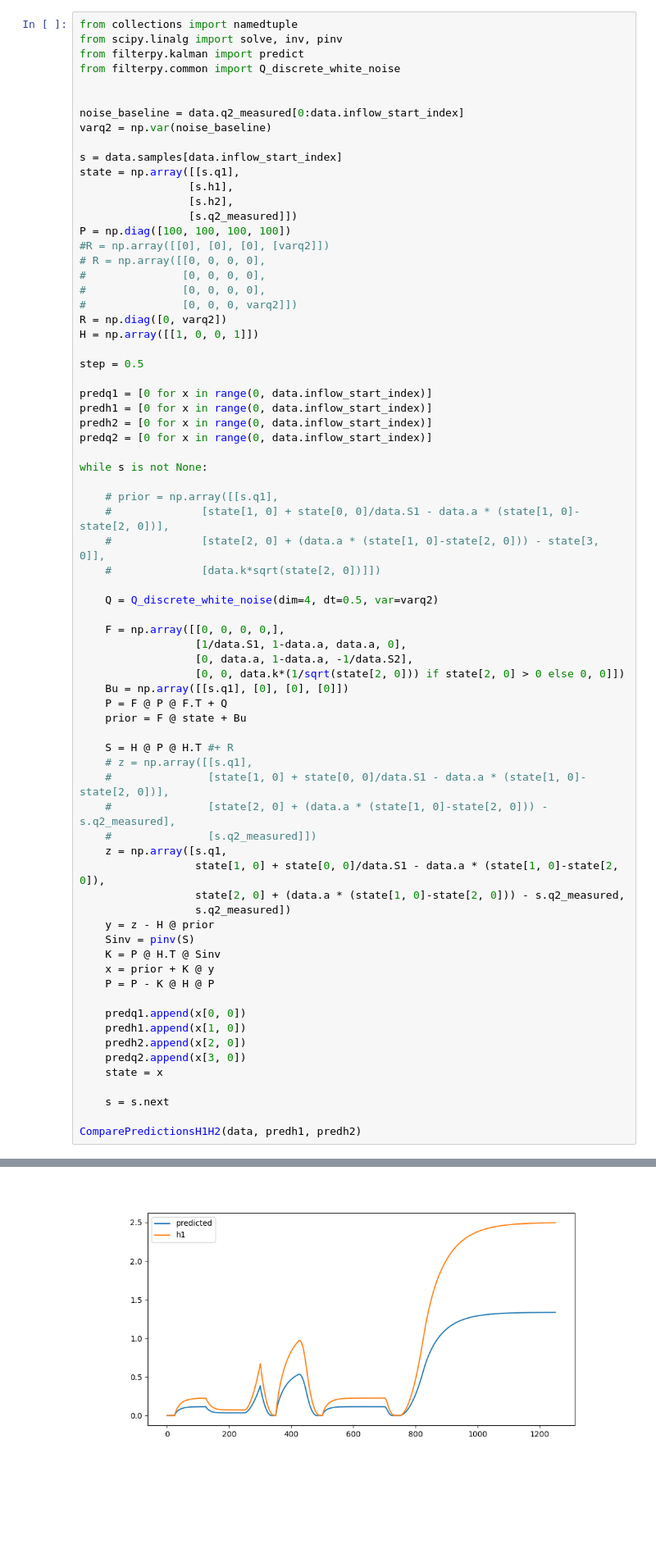
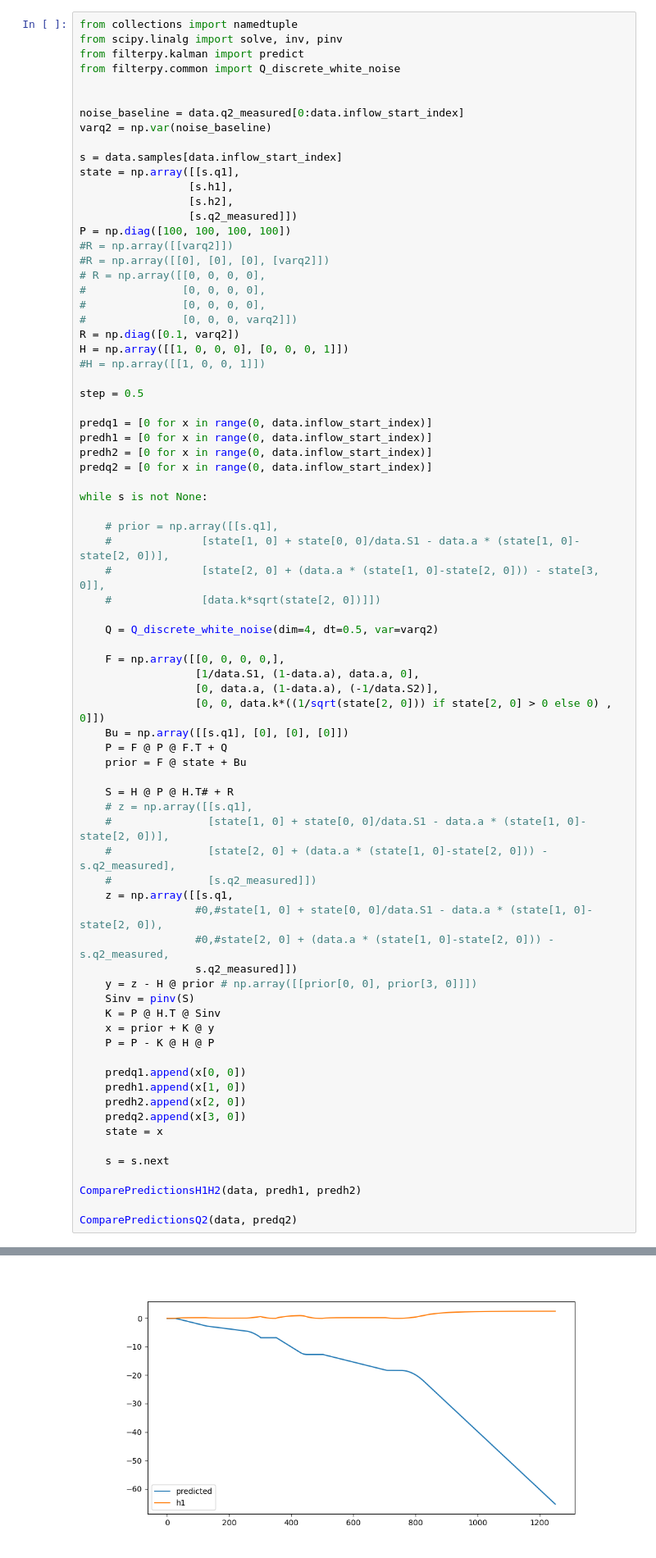
Before and after one commit to RedOrbweaver/Kalex, a Jupyter notebook: k0.ipynb, the cells around one changed output, grey strips where cells are left out. Shown at 82% size. Saved outputs shown, nothing was run; the diff lists cells and outputs as text; blank space fills up the shorter version.

```diff
--- a/k0.ipynb
+++ b/k0.ipynb
@@ -241,13 +241,15 @@ state = np.array([[s.q1],
                  [s.h2],
                  [s.q2_measured]])
 P = np.diag([100, 100, 100, 100])
+#R = np.array([[varq2]])
 #R = np.array([[0], [0], [0], [varq2]])
 # R = np.array([[0, 0, 0, 0],
 #               [0, 0, 0, 0],
 #               [0, 0, 0, 0],
 #               [0, 0, 0, varq2]])
-R = np.diag([0, varq2])
-H = np.array([[1, 0, 0, 1]])
+R = np.diag([0.1, varq2])
+H = np.array([[1, 0, 0, 0], [0, 0, 0, 1]])
+#H = np.array([[1, 0, 0, 1]])
 
 step = 0.5
 
@@ -266,23 +268,23 @@ while s is not None:
     Q = Q_discrete_white_noise(dim=4, dt=0.5, var=varq2)
 
     F = np.array([[0, 0, 0, 0,],
-                  [1/data.S1, 1-data.a, data.a, 0],
-                  [0, data.a, 1-data.a, -1/data.S2],
-                  [0, 0, data.k*(1/sqrt(state[2, 0])) if state[2, 0] > 0 else 0, 0]])
+                  [1/data.S1, (1-data.a), data.a, 0],
+                  [0, data.a, (1-data.a), (-1/data.S2)],
+                  [0, 0, data.k*((1/sqrt(state[2, 0])) if state[2, 0] > 0 else 0) , 0]])
     Bu = np.array([[s.q1], [0], [0], [0]])
     P = F @ P @ F.T + Q
     prior = F @ state + Bu
 
-    S = H @ P @ H.T #+ R
+    S = H @ P @ H.T# + R
     # z = np.array([[s.q1],
     #               [state[1, 0] + state[0, 0]/data.S1 - data.a * (state[1, 0]-state[2, 0])],
     #               [state[2, 0] + (data.a * (state[1, 0]-state[2, 0])) - s.q2_measured],
     #               [s.q2_measured]])
-    z = np.array([s.q1,
-                  state[1, 0] + state[0, 0]/data.S1 - data.a * (state[1, 0]-state[2, 0]),
-                  state[2, 0] + (data.a * (state[1, 0]-state[2, 0])) - s.q2_measured,
-                  s.q2_measured])
-    y = z - H @ prior
+    z = np.array([[s.q1,
+                  #0,#state[1, 0] + state[0, 0]/data.S1 - data.a * (state[1, 0]-state[2, 0]),
+                  #0,#state[2, 0] + (data.a * (state[1, 0]-state[2, 0])) - s.q2_measured,
+                  s.q2_measured]])
+    y = z - H @ prior # np.array([[prior[0, 0], prior[3, 0]]])
     Sinv = pinv(S)
     K = P @ H.T @ Sinv
     x = prior + K @ y
@@ -297,4 +299,6 @@ while s is not None:
     s = s.next
 
 ComparePredictionsH1H2(data, predh1, predh2)
+
+ComparePredictionsQ2(data, predq2)
 # %% [output]
@@ -303 +307 @@ Mean: \*0.4276863319034195\*
-[figure, old version]
+[figure, new version]
```
Also changed, not shown: parts of 1 cell of this notebook.
